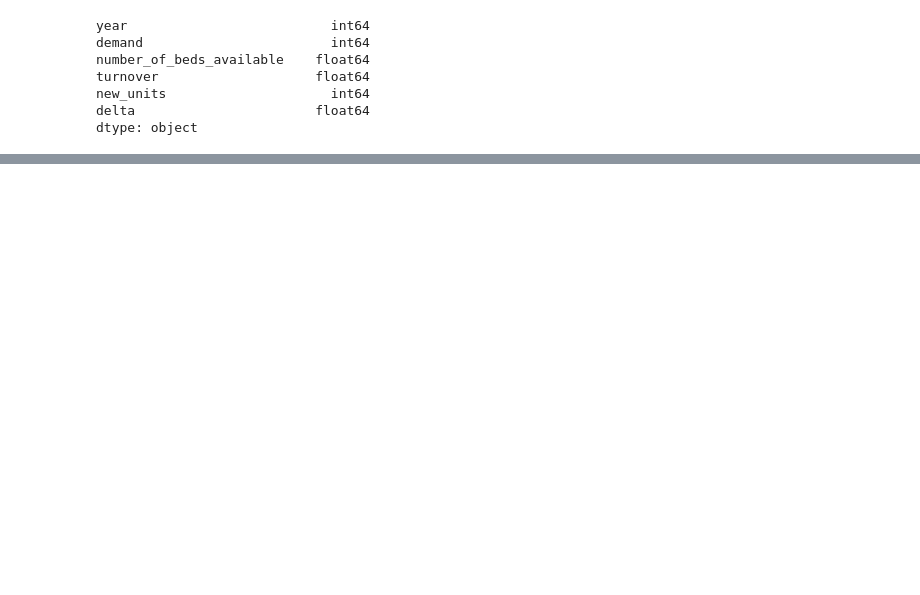
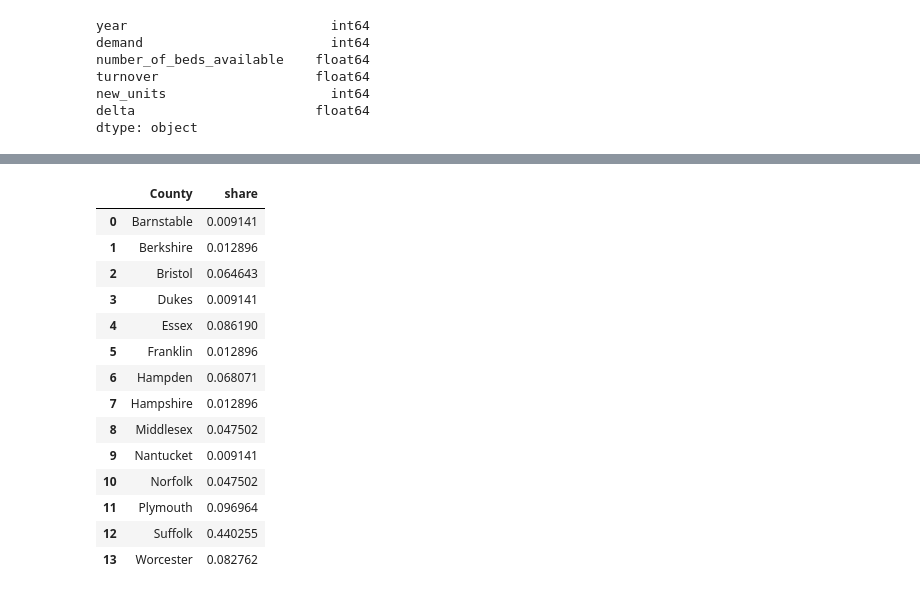
Before and after one commit to aldabbagh/mit_hackathon, a Jupyter notebook: webapp_playground.ipynb, the cells around one changed output, grey strips where cells are left out. Cells and saved outputs as stored; diff of their text form; code cells hidden in the pictures; blank space fills up the shorter version.

Commit message:
county breakdown

```diff
--- a/webapp_playground.ipynb
+++ b/webapp_playground.ipynb
@@ -98,3 +102,20 @@ fig.show()
 # %%
-# option 2
-fig2 = go.Figure()
+county_share = pd.read_csv("county_demand_share.csv")
+# %%
+county_share
+# %% [output]
+|  | County | share |
+| 0 | Barnstable | 0.009141 |
+| 1 | Berkshire | 0.012896 |
+| 2 | Bristol | 0.064643 |
+| 3 | Dukes | 0.009141 |
+| 4 | Essex | 0.086190 |
+| 5 | Franklin | 0.012896 |
+| 6 | Hampden | 0.068071 |
+| 7 | Hampshire | 0.012896 |
+| 8 | Middlesex | 0.047502 |
+| 9 | Nantucket | 0.009141 |
+| 10 | Norfolk | 0.047502 |
+| 11 | Plymouth | 0.096964 |
+| 12 | Suffolk | 0.440255 |
+| 13 | Worcester | 0.082762 |
```
Also changed, not shown: parts of 5 cells of this notebook, 3 other files.
